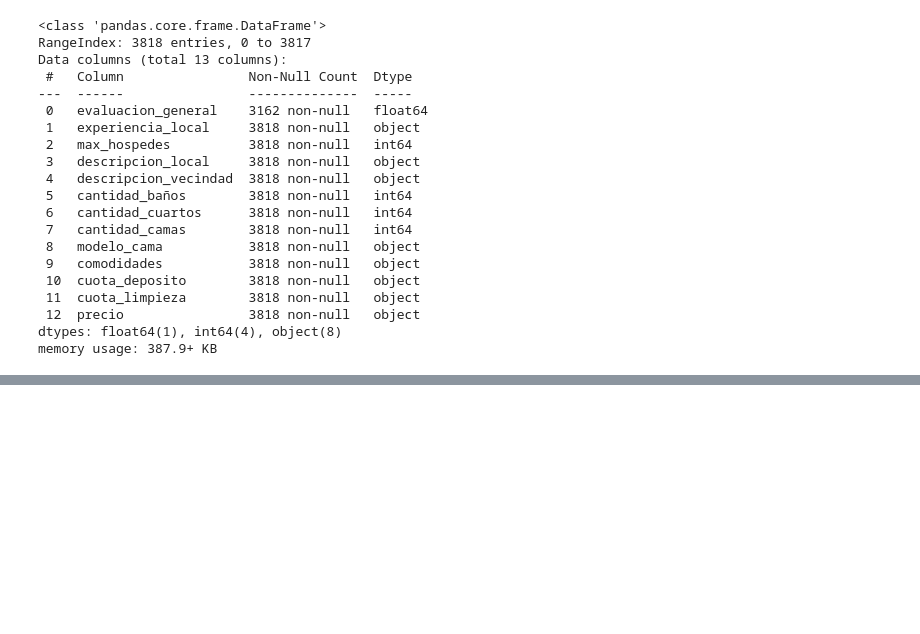
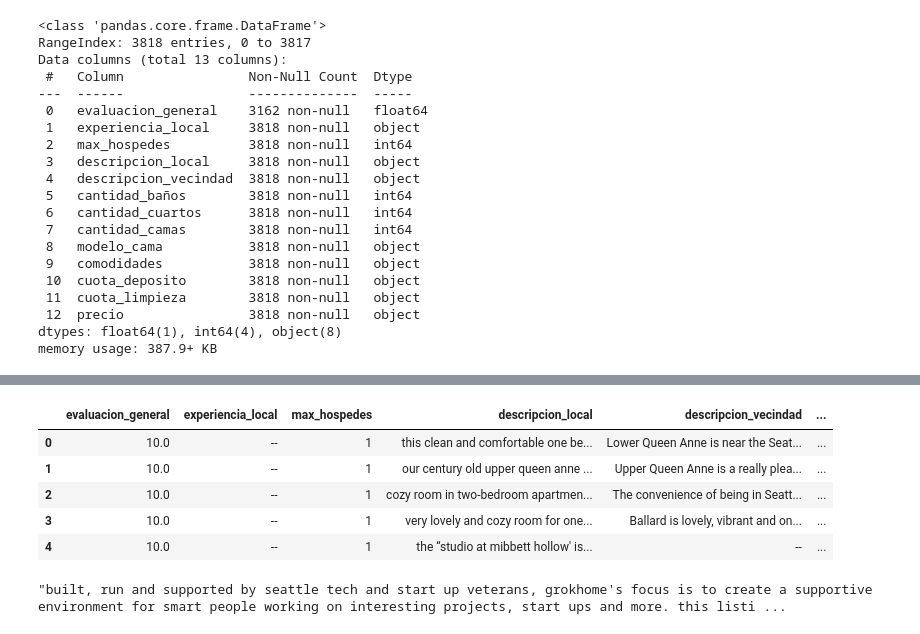
Before and after one commit to TheRealMrR/One_SegundaParte, a Jupyter notebook: Pandas_Tratamiento_Manipulacion_Datos.ipynb, the cells around one changed output, grey strips where cells are left out. Cells and saved outputs as stored; diff of their text form; code cells hidden in the pictures; blank space fills up the shorter version.

```diff
--- a/Pandas_Tratamiento_Manipulacion_Datos.ipynb
+++ b/Pandas_Tratamiento_Manipulacion_Datos.ipynb
@@ -184,6 +184,8 @@ dtypes: float64(1), int64(4), object(8)
 memory usage: 387.9+ KB
 # %%
 datos['precio']= datos['precio'].apply(lambda x: x.replace('$','').replace(',','').strip()) #con este metodo replazara los signos encontrados por nada
+# %%
+datos['precio'] = datos['precio'].astype(np.float64)
 # %%
 datos.info()
 # %% [output]
@@ -209 +211,5 @@ dtypes: float64(1), int64(4), object(8)
 memory usage: 387.9+ KB
+# %%
+datos[['cuota_deposito','cuota_limpieza']] = datos[['cuota_deposito','cuota_limpieza']].applymap(lambda x: x.replace('$','').replace(',','').strip()) #con este metodo replazara los signos encontrados por nada
+# %%
+datos[['cuota_deposito','cuota_limpieza']] = datos[['cuota_deposito','cuota_limpieza']].astype(np.float64)
@@ -211,0 +250,15 @@ memory usage: 387.9+ KB
+# %%
+datos['descripcion_local'] = datos['descripcion_local'].str.lower()
+# %%
+datos.head()
+# %% [output]
+|  | evaluacion_general | experiencia_local | max_hospedes | descripcion_local | descripcion_vecindad | ... |
+| 0 | 10.0 | -- | 1 | this clean and comfortable one be... | Lower Queen Anne is near the Seat... | ... |
+| 1 | 10.0 | -- | 1 | our century old upper queen anne ... | Upper Queen Anne is a really plea... | ... |
+| 2 | 10.0 | -- | 1 | cozy room in two-bedroom apartmen... | The convenience of being in Seatt... | ... |
+| 3 | 10.0 | -- | 1 | very lovely and cozy room for one... | Ballard is lovely, vibrant and on... | ... |
+| 4 | 10.0 | -- | 1 | the “studio at mibbett hollow' is... | -- | ... |
+# %%
+datos['descripcion_local'][3169]
+# %% [output]
+"built, run and supported by seattle tech and start up veterans, grokhome's focus is to create a supportive environment for smart people working on interesting projects, start ups and more. this listi ...
```
Also changed, not shown: parts of 7 cells of this notebook.
